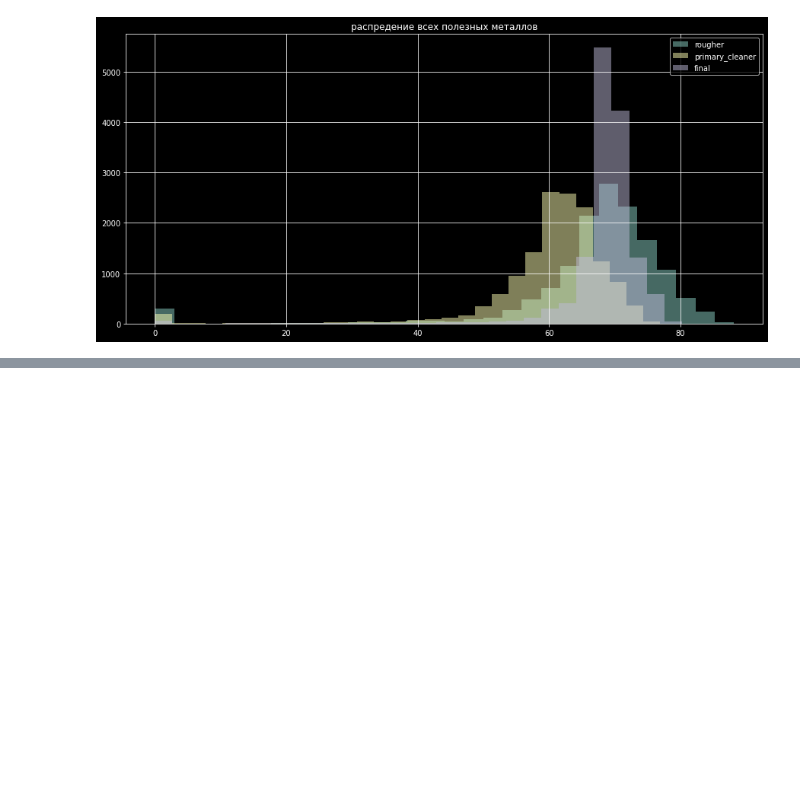
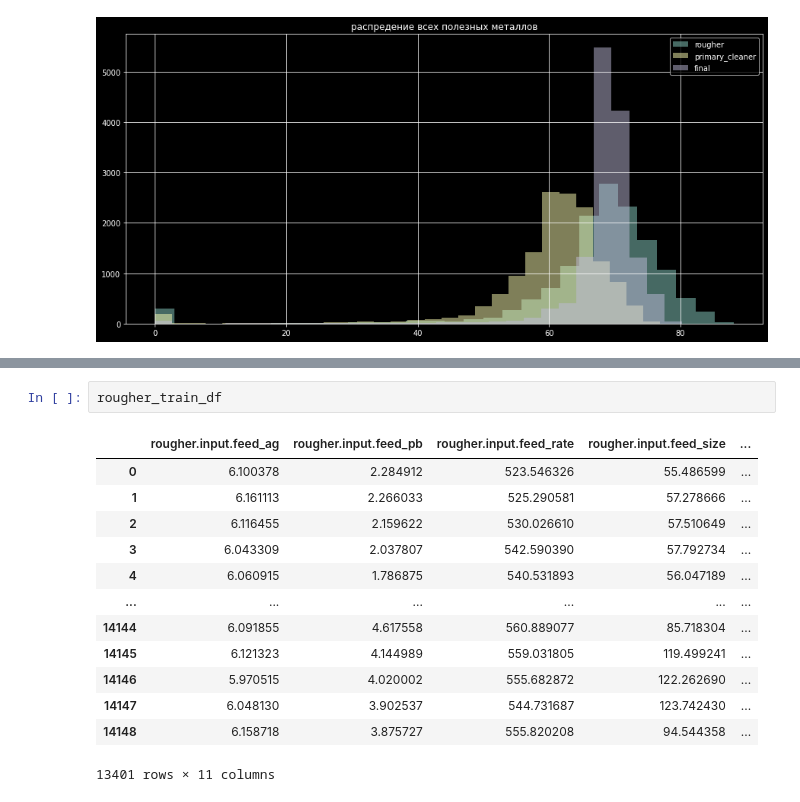
Before and after one commit to aabitokh/home_repo, a Jupyter notebook: YP_DS/gold_project/ntb.ipynb, the cells around one changed output, grey strips where cells are left out. Saved outputs shown, nothing was run; the diff lists cells and outputs as text; blank space fills up the shorter version.

```diff
--- a/YP_DS/gold_project/ntb.ipynb
+++ b/YP_DS/gold_project/ntb.ipynb
@@ -719,0 +590,16 @@ Learning rate set to 0.057559
+# %%
+rougher_train_df
+# %% [output]
+|  | rougher.input.feed_ag | rougher.input.feed_pb | rougher.input.feed_rate | rougher.input.feed_size | ... |
+| 0 | 6.100378 | 2.284912 | 523.546326 | 55.486599 | ... |
+| 1 | 6.161113 | 2.266033 | 525.290581 | 57.278666 | ... |
+| 2 | 6.116455 | 2.159622 | 530.026610 | 57.510649 | ... |
+| 3 | 6.043309 | 2.037807 | 542.590390 | 57.792734 | ... |
+| 4 | 6.060915 | 1.786875 | 540.531893 | 56.047189 | ... |
+| ... | ... | ... | ... | ... | ... |
+| 14144 | 6.091855 | 4.617558 | 560.889077 | 85.718304 | ... |
+| 14145 | 6.121323 | 4.144989 | 559.031805 | 119.499241 | ... |
+| 14146 | 5.970515 | 4.020002 | 555.682872 | 122.262690 | ... |
+| 14147 | 6.048130 | 3.902537 | 544.731687 | 123.742430 | ... |
+| 14148 | 6.158718 | 3.875727 | 555.820208 | 94.544358 | ... |
+13401 rows × 11 columns
```
Also changed, not shown: parts of 69 cells of this notebook.
